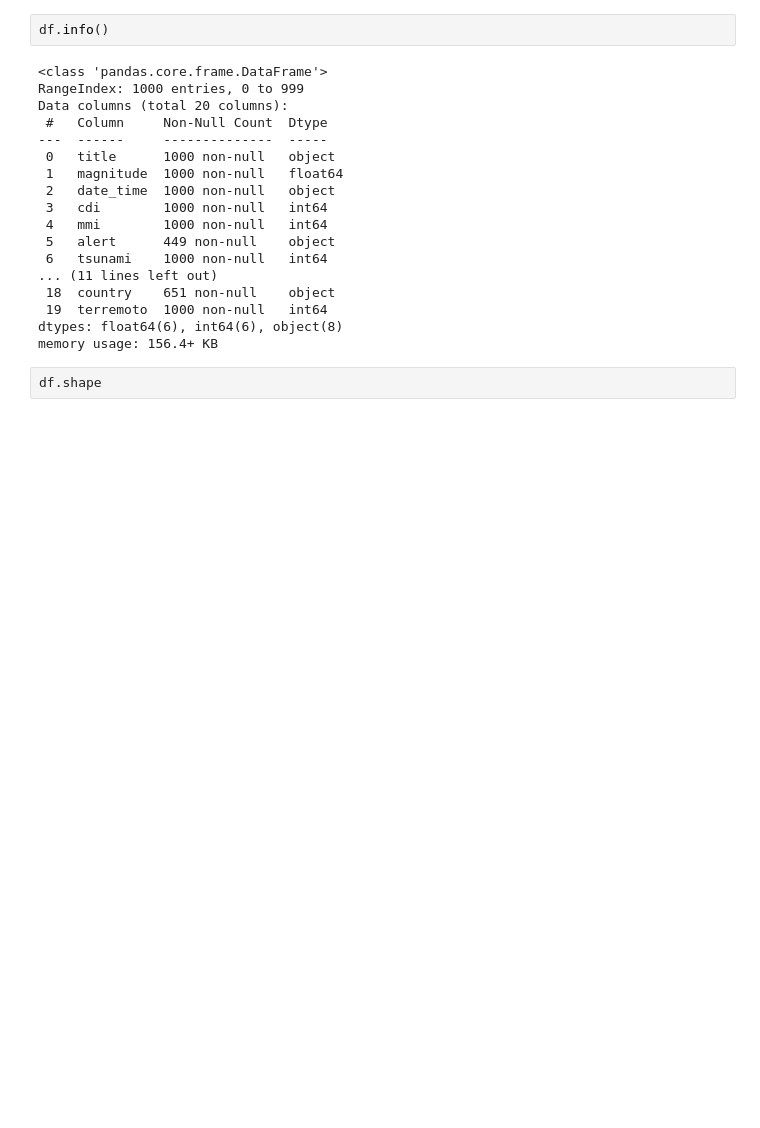
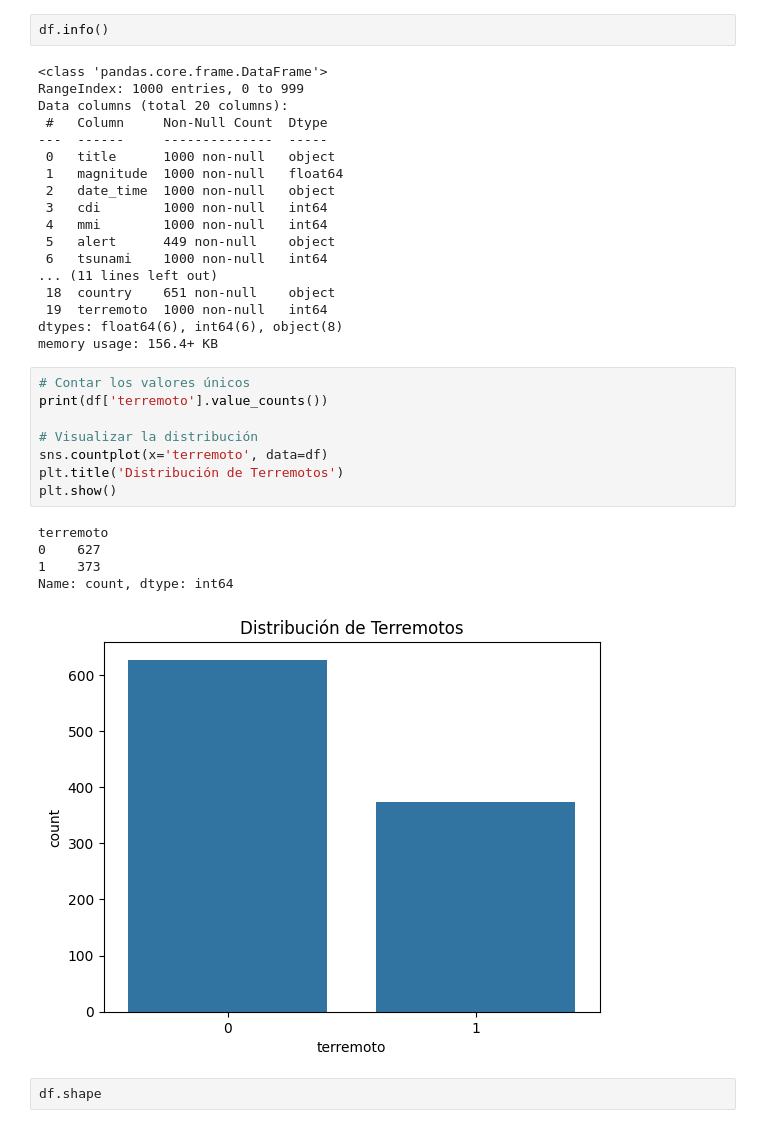
Before and after one commit to CristianLLDev/talentotech, a Jupyter notebook: Proyecto Final Regresion Logistica Terremotos/Proyecto_final_Bootcam_IA_Integrador_Terremotos_Cristian_Llanten.ipynb, the cells around one changed output. Drawn from its saved outputs; the diff is of its cells as text; blank space fills up the shorter version.

```diff
--- a/Proyecto Final Regresion Logistica Terremotos/Proyecto_final_Bootcam_IA_Integrador_Terremotos_Cristian_Llanten.ipynb
+++ b/Proyecto Final Regresion Logistica Terremotos/Proyecto_final_Bootcam_IA_Integrador_Terremotos_Cristian_Llanten.ipynb
@@ -69,6 +69,20 @@ Data columns (total 20 columns):
  19  terremoto  1000 non-null   int64
 dtypes: float64(6), int64(6), object(8)
 memory usage: 156.4+ KB
+# %%
+# Contar los valores únicos
+print(df['terremoto'].value_counts())
+
+# Visualizar la distribución
+sns.countplot(x='terremoto', data=df)
+plt.title('Distribución de Terremotos')
+plt.show()
+# %% [output]
+terremoto
+0    627
+1    373
+Name: count, dtype: int64
+[figure, added]
 # %%
 df.shape
 # %% [output]
```
Also changed, not shown: parts of 1 cell of this notebook, 1 other file.
